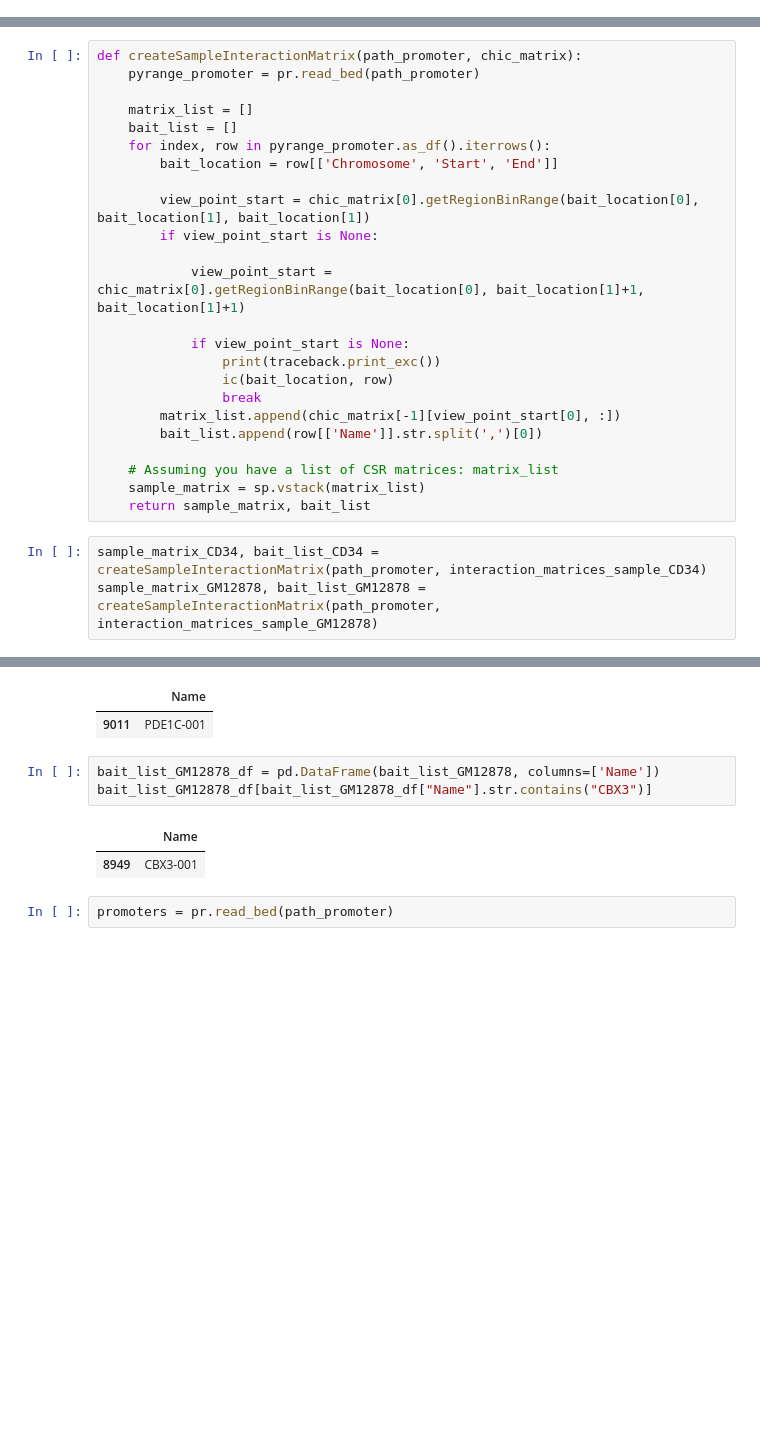
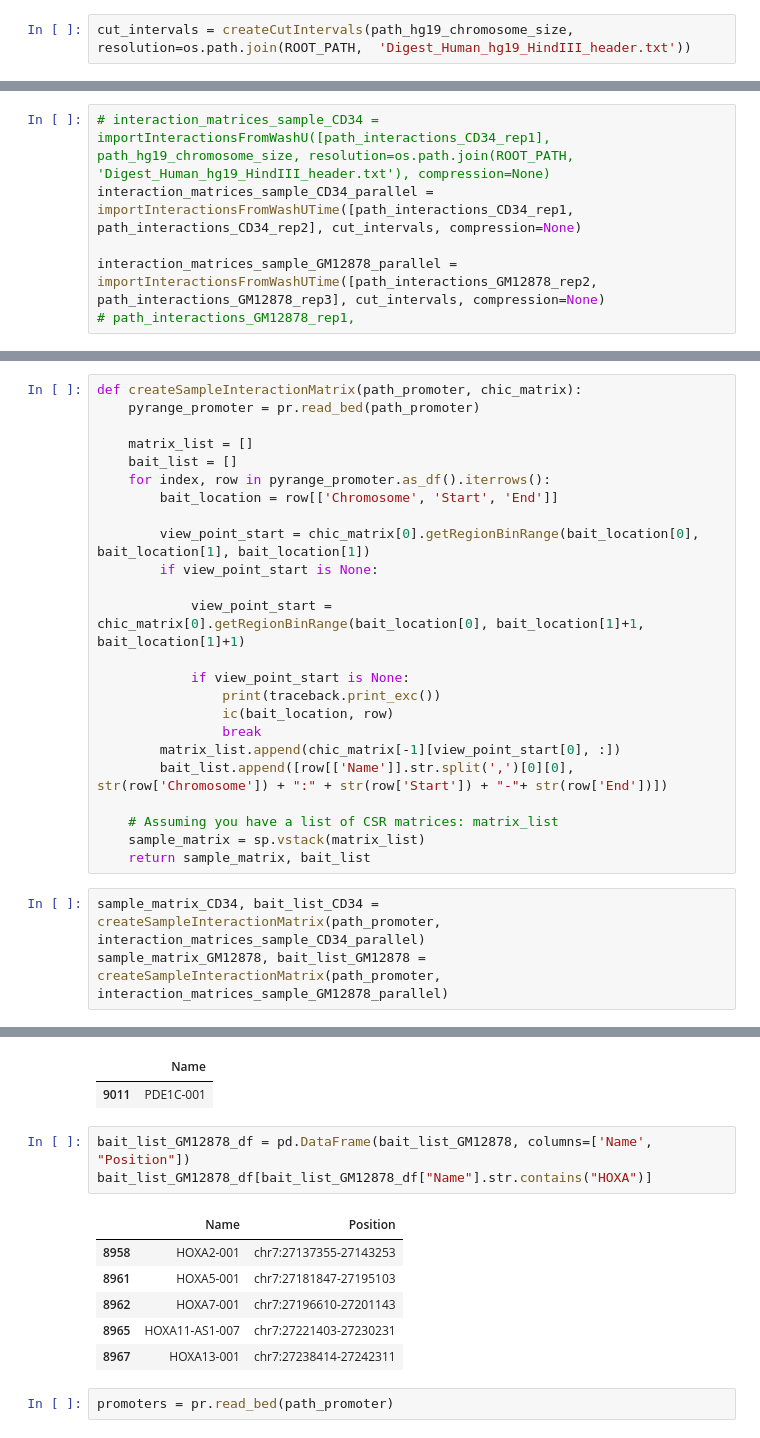
Before and after one commit to joachimwolff/Epigenetic-Graph-Analyzer, a Jupyter notebook: createInteractionsCoolerFormat_hg19_Mifsud.ipynb, the cells around one changed output, grey strips where cells are left out. Cells and saved outputs as stored; diff of their text form; blank space fills up the shorter version.

Commit message:
Parallel version of create matrix function. Adding RNA and genomic positions to graph

```diff
--- a/createInteractionsCoolerFormat_hg19_Mifsud.ipynb
+++ b/createInteractionsCoolerFormat_hg19_Mifsud.ipynb
@@ -159,0 +433,2 @@ def createMatrix(pd_interactions, cut_intervals, allow_inter_chr_interactions):
+# %%
+cut_intervals = createCutIntervals(path_hg19_chromosome_size, resolution=os.path.join(ROOT_PATH,  'Digest_Human_hg19_HindIII_header.txt'))
@@ -231,3 +565,9 @@ def importInteractionsFromWashU(list_of_washU_files, chromosome_size_file, resol
     return hic_matrix_list
 # %%
 # chr6	52164817	52164877	Hoxa2_1
+# %%
+# interaction_matrices_sample_CD34 = importInteractionsFromWashU([path_interactions_CD34_rep1], path_hg19_chromosome_size, resolution=os.path.join(ROOT_PATH,  'Digest_Human_hg19_HindIII_header.txt'), compression=None)
+interaction_matrices_sample_CD34_parallel = importInteractionsFromWashUTime([path_interactions_CD34_rep1, path_interactions_CD34_rep2], cut_intervals, compression=None)
+
+interaction_matrices_sample_GM12878_parallel = importInteractionsFromWashUTime([path_interactions_GM12878_rep2, path_interactions_GM12878_rep3], cut_intervals, compression=None)
+# path_interactions_GM12878_rep1,
@@ -281,11 +665,11 @@ def createSampleInteractionMatrix(path_promoter, chic_matrix):
                 ic(bait_location, row)
                 break
         matrix_list.append(chic_matrix[-1][view_point_start[0], :])
-        bait_list.append(row[['Name']].str.split(',')[0])
+        bait_list.append([row[['Name']].str.split(',')[0][0], str(row['Chromosome']) + ":" + str(row['Start']) + "-"+ str(row['End'])])
 
     # Assuming you have a list of CSR matrices: matrix_list
     sample_matrix = sp.vstack(matrix_list)
     return sample_matrix, bait_list
 # %%
-sample_matrix_CD34, bait_list_CD34 = createSampleInteractionMatrix(path_promoter, interaction_matrices_sample_CD34)
-sample_matrix_GM12878, bait_list_GM12878 = createSampleInteractionMatrix(path_promoter, interaction_matrices_sample_GM12878)
+sample_matrix_CD34, bait_list_CD34 = createSampleInteractionMatrix(path_promoter, interaction_matrices_sample_CD34_parallel)
+sample_matrix_GM12878, bait_list_GM12878 = createSampleInteractionMatrix(path_promoter, interaction_matrices_sample_GM12878_parallel)
@@ -326,11 +714,15 @@ bait_list_CD34_df[bait_list_CD34_df["Name"].str.contains("PDE1C")]
 |  | Name |
 | 9011 | PDE1C-001 |
 # %%
-bait_list_GM12878_df = pd.DataFrame(bait_list_GM12878, columns=['Name'])
-bait_list_GM12878_df[bait_list_GM12878_df["Name"].str.contains("CBX3")]
+bait_list_GM12878_df = pd.DataFrame(bait_list_GM12878, columns=['Name', "Position"])
+bait_list_GM12878_df[bait_list_GM12878_df["Name"].str.contains("HOXA")]
 # %% [output]
-|  | Name |
-| 8949 | CBX3-001 |
+|  | Name | Position |
+| 8958 | HOXA2-001 | chr7:27137355-27143253 |
+| 8961 | HOXA5-001 | chr7:27181847-27195103 |
+| 8962 | HOXA7-001 | chr7:27196610-27201143 |
+| 8965 | HOXA11-AS1-007 | chr7:27221403-27230231 |
+| 8967 | HOXA13-001 | chr7:27238414-27242311 |
 # %%
 promoters = pr.read_bed(path_promoter)
 # %%
```
Also changed, not shown: parts of 49 cells of this notebook.
